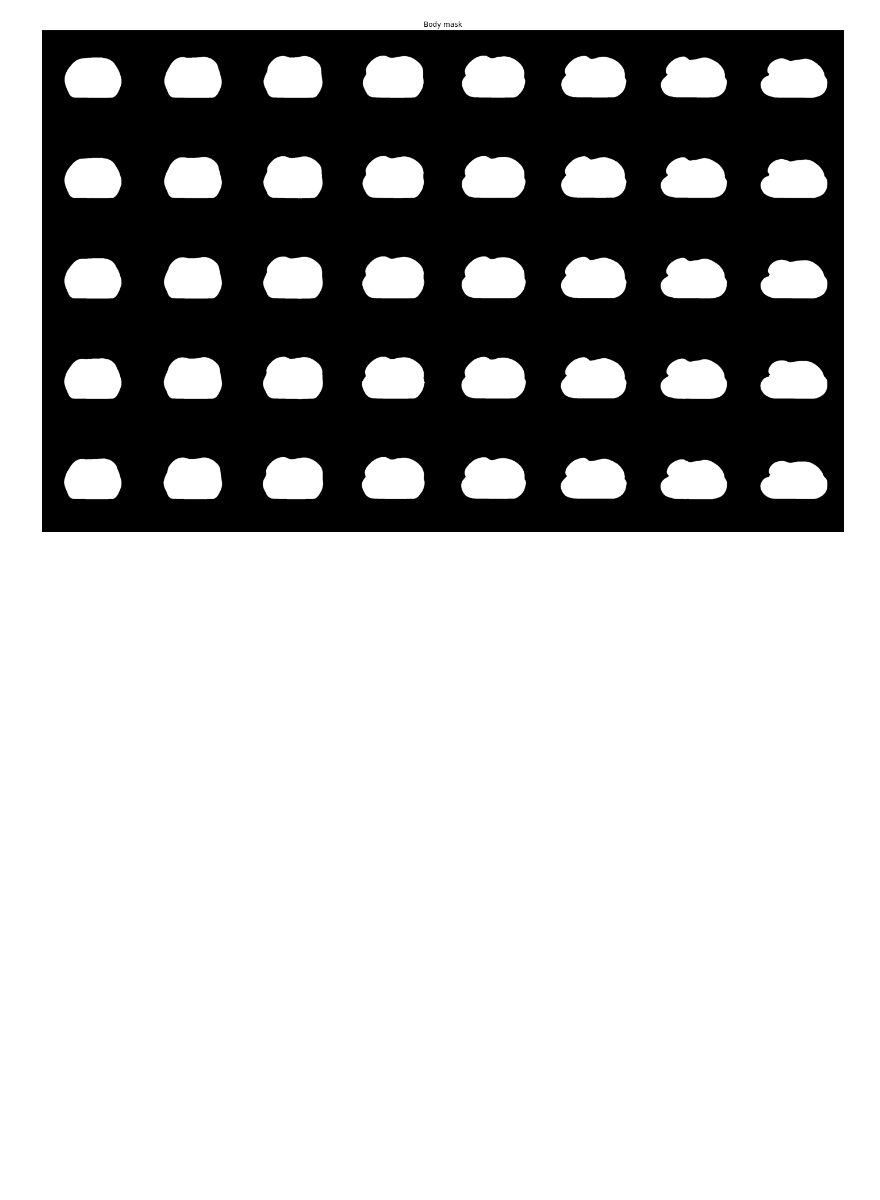
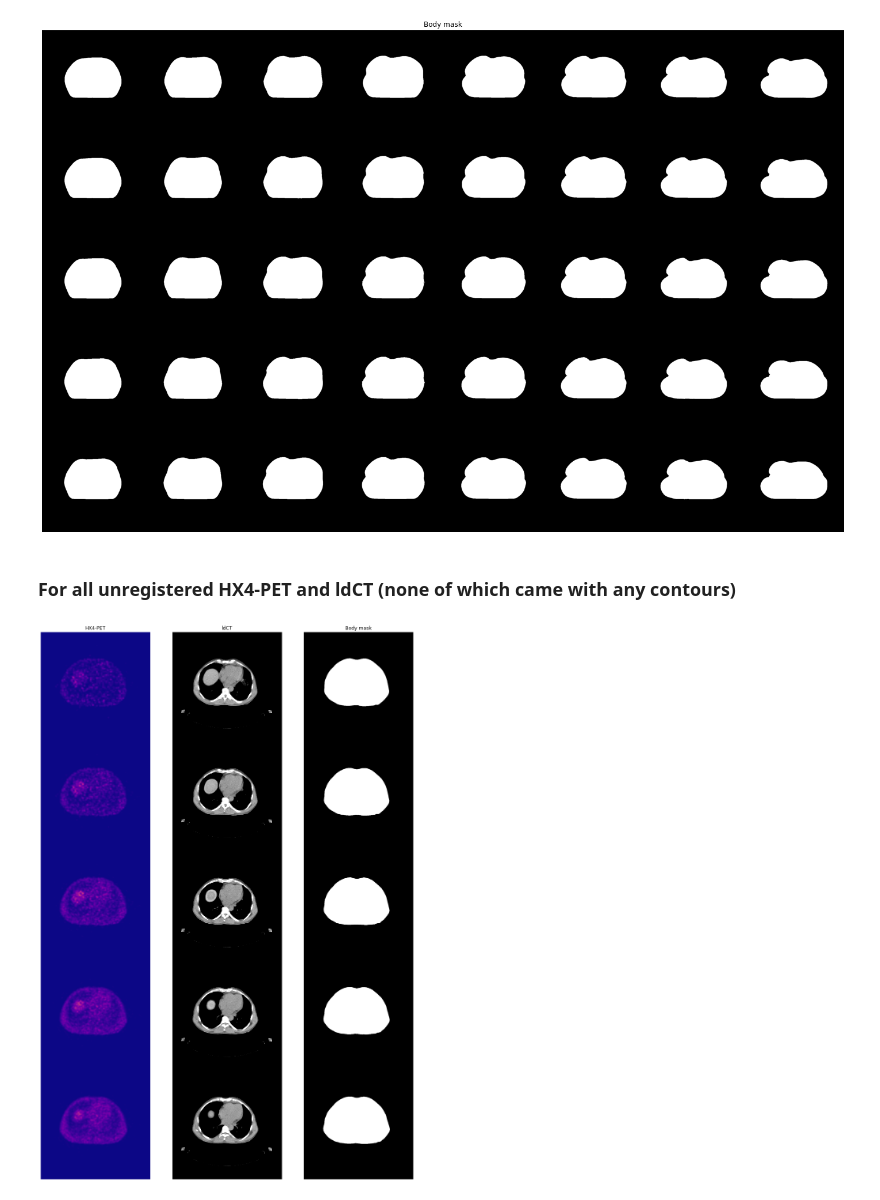
Before and after one commit to Maastro-CDS-Imaging-Group/HX4-PET-translation, a Jupyter notebook: notebooks/Auto_Body_Mask_Generation.ipynb, the cells around one changed output. Cells and saved outputs as stored; diff of their text form; code cells hidden in the pictures; blank space fills up the shorter version.

Commit message:
Updated auto body mask gen notebook

```diff
--- a/notebooks/Auto_Body_Mask_Generation.ipynb
+++ b/notebooks/Auto_Body_Mask_Generation.ipynb
@@ -151,3 +154,5 @@ visualizer.multi_image_strips([fdg_pet, pct, body_mask, hx4_pet_reg, ldct_reg],
 visualizer.grid(body_mask, idx_range=[0,40], view='axial', image_type='labelmap', title="Body mask")
 # %% [output]
 [figure]
+# %% [markdown]
+### For all unregistered HX4-PET and ldCT (none of which came with any contours)
@@ -153,0 +161,22 @@ visualizer.grid(body_mask, idx_range=[0,40], view='axial', image_type='labelmap'
+# %%
+hx4_pet = sitk.ReadImage(f"{DATA_DIR}/train/{SAMPLE_PATIENT}/hx4_pet.nrrd")
+ldct = sitk.ReadImage(f"{DATA_DIR}/train/{SAMPLE_PATIENT}/ldct.nrrd")
+
+hx4_pet = sitk.GetArrayFromImage(hx4_pet)
+ldct = sitk.GetArrayFromImage(ldct)
+# %%
+body_mask = get_body_mask(ldct, HU_THRESHOLD)
+# %%
+# Visualize
+hx4_pet = hx4_pet.transpose(2,1,0)
+ldct = ldct.transpose(2,1,0)
+body_mask = body_mask.transpose(2,1,0)
+
+visualizer.set_spacing((1,1,3))
+visualizer.multi_image_strips([hx4_pet, ldct, body_mask],
+                              image_types=['PET', 'CT', 'labelmap'],
+                              idx_range=[0, 5],
+                              view='axial',
+                              subtitles=['HX4-PET', 'ldCT', 'Body mask'])
+# %% [output]
+[figure, added]
```
Also changed, not shown: parts of 6 cells of this notebook, 2 other files.
